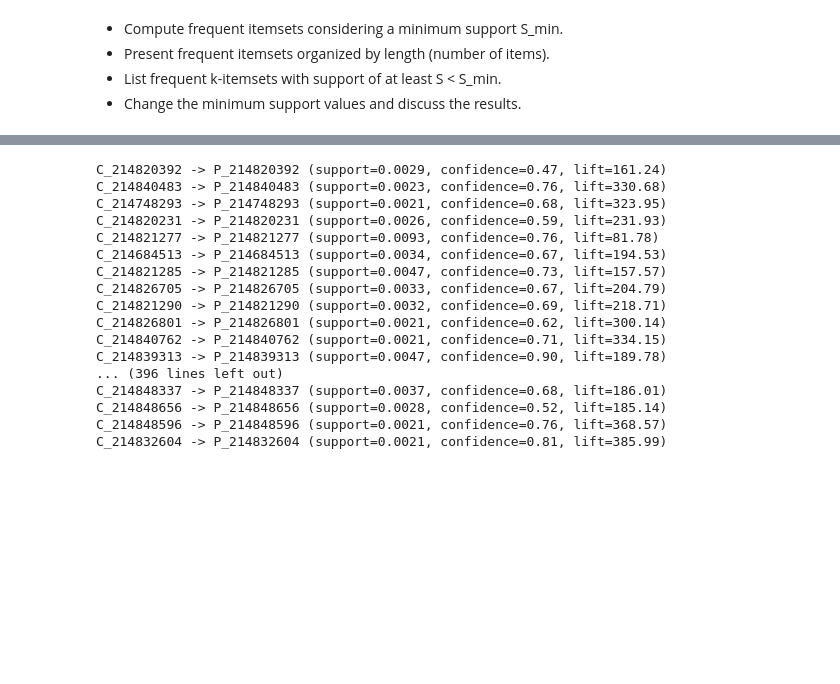
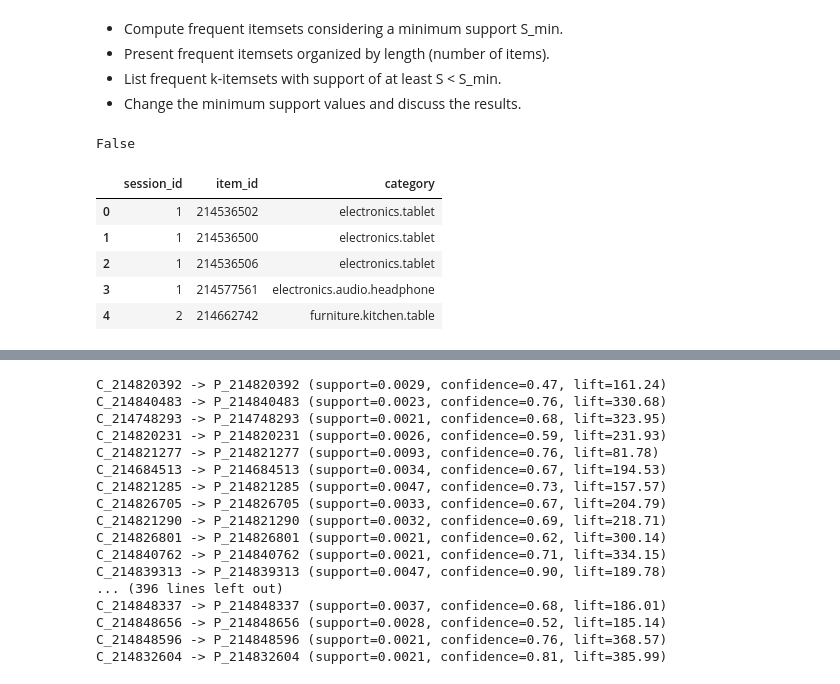
Before and after one commit to vb213/datamining, a Jupyter notebook: PD_202526_Project.ipynb, the cells around one changed output, grey strips where cells are left out. Cells and saved outputs as stored; diff of their text form; code cells hidden in the pictures; blank space fills up the shorter version.

```diff
--- a/PD_202526_Project.ipynb
+++ b/PD_202526_Project.ipynb
@@ -112,23 +112,20 @@ def filter_transactions(transactions, min_support_abs):
 
 # load the datasets
 # session id, timestamp, item id, context
-clicks_df = pd.read_csv('datasets/store-clicks.csv', header=None)
+clicks_df = pd.read_csv('datasets/store-clicks.csv', header=None, names=['session_id', 'timestamp', 'item_id', 'context'])
 
 # item id, product categories
-products_df = pd.read_csv('datasets/store-products.csv', header=None)
+products_df = pd.read_csv('datasets/store-products.csv', header=None, names=['item_id', 'category'])
 
 # session id, timestamp, item id, price, quantity
-purchases_df = pd.read_csv('datasets/store-purchases.csv', header=None)
+purchases_df = pd.read_csv('datasets/store-purchases.csv', header=None, names=['session_id', 'timestamp', 'item_id', 'price', 'quantity'])
 
 # only keep session id and item id for transactions
 clicks = clicks_df.iloc[:, [0, 2]]
 purchases = purchases_df.iloc[:, [0, 2]]
 
-click_transactions = clicks.groupby(0)[2].apply(list).tolist()
-purchase_transactions = purchases.groupby(0)[2].apply(list).tolist()
-
-# free memory by deleting the original dataframes
-del clicks_df, purchases_df
+click_transactions = clicks.groupby('session_id')['item_id'].apply(list).tolist()
+purchase_transactions = purchases.groupby('session_id')['item_id'].apply(list).tolist()
 
 
 purchase_transactions = filter_transactions(purchase_transactions, 3)
@@ -168,6 +165,21 @@ Write text in cells like this ...
 * Change the minimum support values and discuss the results.
 # %%
 # Most popular items in clicks and purchases
+# Datentypen angleichen
+products_df["item_id"] = products_df["item_id"].astype(str).str.strip()
+clicks["item_id"] = clicks["item_id"].astype(str).str.strip()
+purchases["item_id"] = purchases["item_id"].astype(str).str.strip()
 
-clicks = clicks.merge(products_df, on="item_id", how="left")
-purchases = purchases.merge(products_df, on="item_id", how="left")
+# Nur relevante Spalten behalten
+products_unique = products_df[["item_id", "category"]].copy()
+
+# Duplikate entfernen
+products_unique = products_unique.drop_duplicates(subset=["item_id"], keep="first")
+
+# Prüfen: muss False sein
+print(products_unique["item_id"].duplicated().any())
+
+#clicks = clicks.merge(products_df, on="item_id", how="left")
+#purchases = purchases.merge(products_df, on="item_id", how="left")
+# %% [output]
+False
@@ -174 +191,10 @@ purchases = purchases.merge(products_df, on="item_id", how="left")
+# %%
+clicks.head()
+# %% [output]
+|  | session_id | item_id | category |
+| 0 | 1 | 214536502 | electronics.tablet |
+| 1 | 1 | 214536500 | electronics.tablet |
+| 2 | 1 | 214536506 | electronics.tablet |
+| 3 | 1 | 214577561 | electronics.audio.headphone |
+| 4 | 2 | 214662742 | furniture.kitchen.table |
 # %%
```
Also changed, not shown: parts of 12 cells of this notebook.
